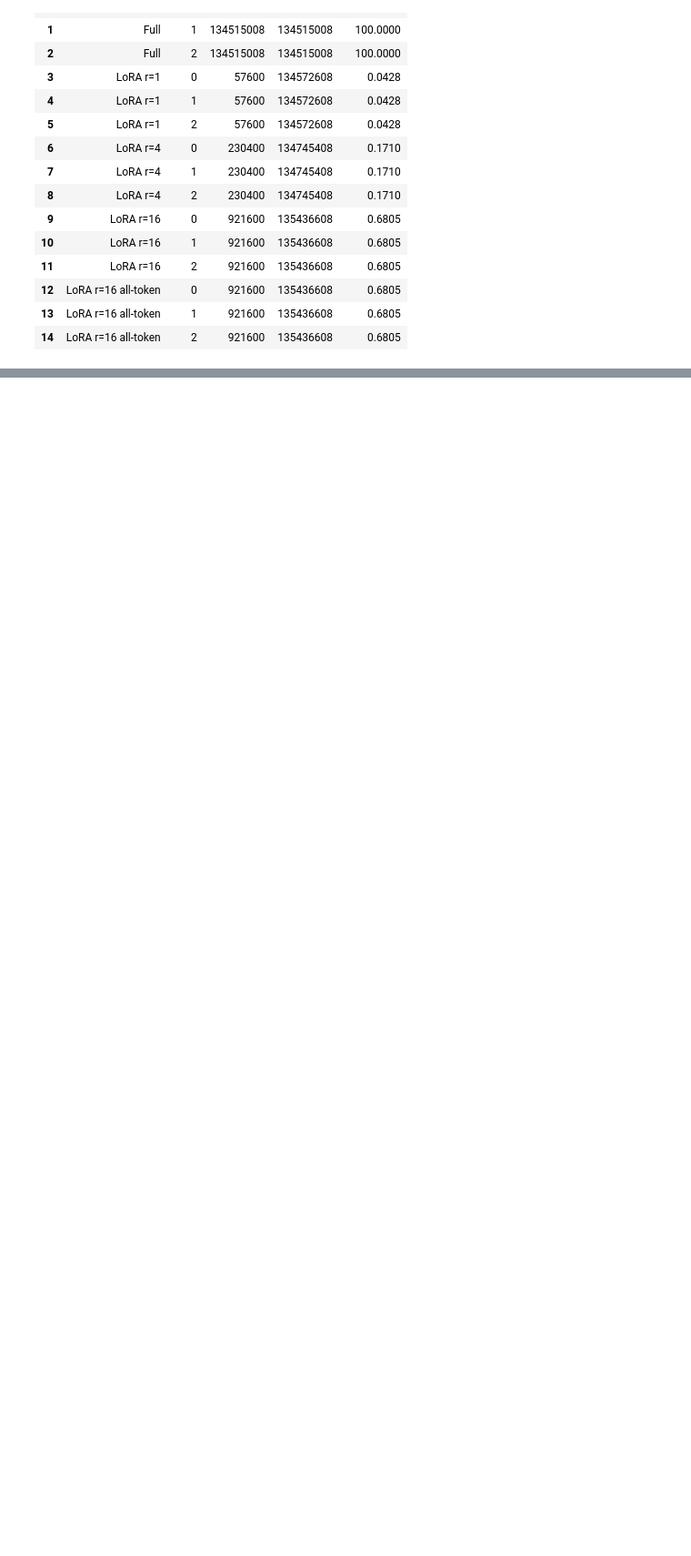
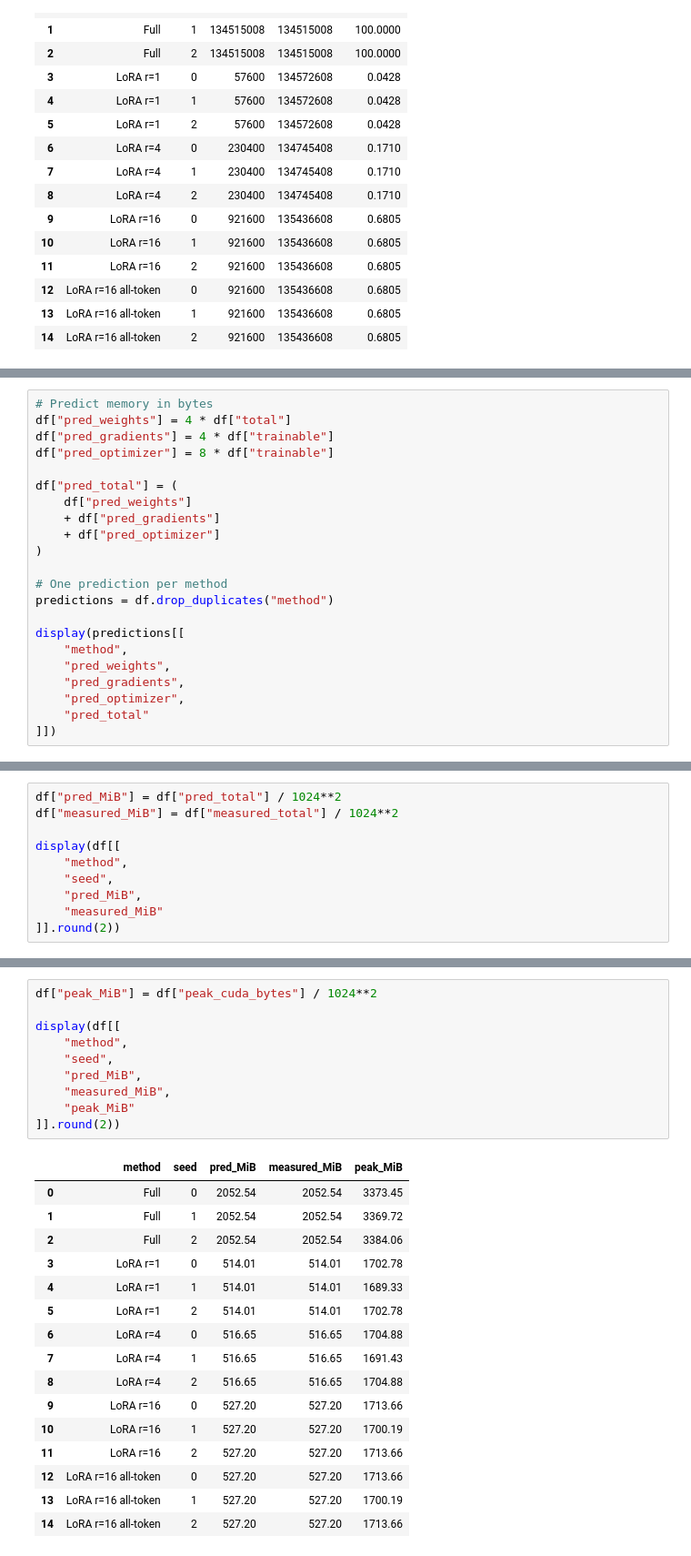
Before and after one commit to erictsaily/AIGC5500-Lab-6, a Jupyter notebook: lab06.ipynb, the cells around one changed output, grey strips where cells are left out. Shown at 91% size. Drawn from its saved outputs; the diff is of its cells as text; blank space fills up the shorter version.

```diff
--- a/lab06.ipynb
+++ b/lab06.ipynb
@@ -426,0 +439,22 @@ display(df[[
+# %%
+# Predict memory in bytes
+df["pred_weights"] = 4 * df["total"]
+df["pred_gradients"] = 4 * df["trainable"]
+df["pred_optimizer"] = 8 * df["trainable"]
+
+df["pred_total"] = (
+    df["pred_weights"]
+    + df["pred_gradients"]
+    + df["pred_optimizer"]
+)
+
+# One prediction per method
+predictions = df.drop_duplicates("method")
+
+display(predictions[[
+    "method",
+    "pred_weights",
+    "pred_gradients",
+    "pred_optimizer",
+    "pred_total"
+]])
@@ -426,0 +468,10 @@ display(df[[
+# %%
+df["pred_MiB"] = df["pred_total"] / 1024**2
+df["measured_MiB"] = df["measured_total"] / 1024**2
+
+display(df[[
+    "method",
+    "seed",
+    "pred_MiB",
+    "measured_MiB"
+]].round(2))
@@ -426,0 +495,27 @@ display(df[[
+# %%
+df["peak_MiB"] = df["peak_cuda_bytes"] / 1024**2
+
+display(df[[
+    "method",
+    "seed",
+    "pred_MiB",
+    "measured_MiB",
+    "peak_MiB"
+]].round(2))
+# %% [output]
+|  | method | seed | pred_MiB | measured_MiB | peak_MiB |
+| 0 | Full | 0 | 2052.54 | 2052.54 | 3373.45 |
+| 1 | Full | 1 | 2052.54 | 2052.54 | 3369.72 |
+| 2 | Full | 2 | 2052.54 | 2052.54 | 3384.06 |
+| 3 | LoRA r=1 | 0 | 514.01 | 514.01 | 1702.78 |
+| 4 | LoRA r=1 | 1 | 514.01 | 514.01 | 1689.33 |
+| 5 | LoRA r=1 | 2 | 514.01 | 514.01 | 1702.78 |
+| 6 | LoRA r=4 | 0 | 516.65 | 516.65 | 1704.88 |
+| 7 | LoRA r=4 | 1 | 516.65 | 516.65 | 1691.43 |
+| 8 | LoRA r=4 | 2 | 516.65 | 516.65 | 1704.88 |
+| 9 | LoRA r=16 | 0 | 527.20 | 527.20 | 1713.66 |
+| 10 | LoRA r=16 | 1 | 527.20 | 527.20 | 1700.19 |
+| 11 | LoRA r=16 | 2 | 527.20 | 527.20 | 1713.66 |
+| 12 | LoRA r=16 all-token | 0 | 527.20 | 527.20 | 1713.66 |
+| 13 | LoRA r=16 all-token | 1 | 527.20 | 527.20 | 1700.19 |
+| 14 | LoRA r=16 all-token | 2 | 527.20 | 527.20 | 1713.66 |
```
Also changed, not shown: parts of 5 cells of this notebook, 1 other file.
